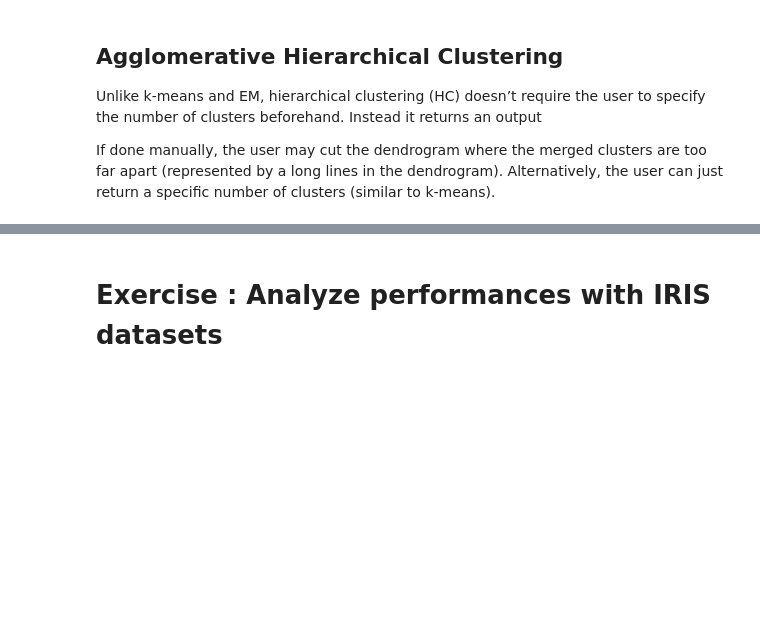
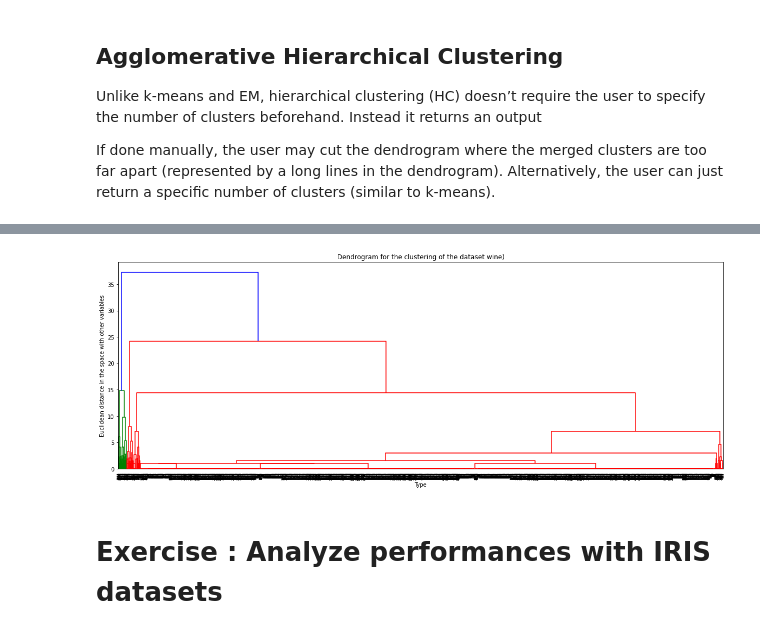
Before and after one commit to matteoalberti/Lectures_introUML_Experis2020, a Jupyter notebook: Day1_UML.ipynb, the cells around one changed output, grey strips where cells are left out. Cells and saved outputs as stored; diff of their text form; code cells hidden in the pictures; blank space fills up the shorter version.

```diff
--- a/Day1_UML.ipynb
+++ b/Day1_UML.ipynb
@@ -250,7 +270,7 @@ Being dependent on initial values. As the value of k increases, other algorithms
 - It doesn’t perform as well as others when the clusters are of varying density
 - This drawback also occurs with very high-dimensional (threshold ε)
 # %%
-dbscan =DBSCAN(eps=3, min_samples=2).fit(X)
+dbscan =DBSCAN(eps=5, min_samples=2).fit(X)
 labels = dbscan.labels_
 print(labels)
 
@@ -291,3 +332,13 @@ Another important concept in HC is the linkage criterion. This defines the dista
+# %%
+Z = sch.linkage(features.iloc[:, -2:], method = 'median')
+plt.figure(figsize=(20,7))
+den = sch.dendrogram(Z)
+plt.title('Dendrogram for the clustering of the dataset wine)')
+plt.xlabel('Type')
+plt.ylabel('Euclidean distance in the space with other variables')
+plt.show()
+# %% [output]
+[figure, added]
 # %% [markdown]
 # Exercise : Analyze performances with IRIS datasets
 # %%
```
Also changed, not shown: parts of 9 cells of this notebook.
